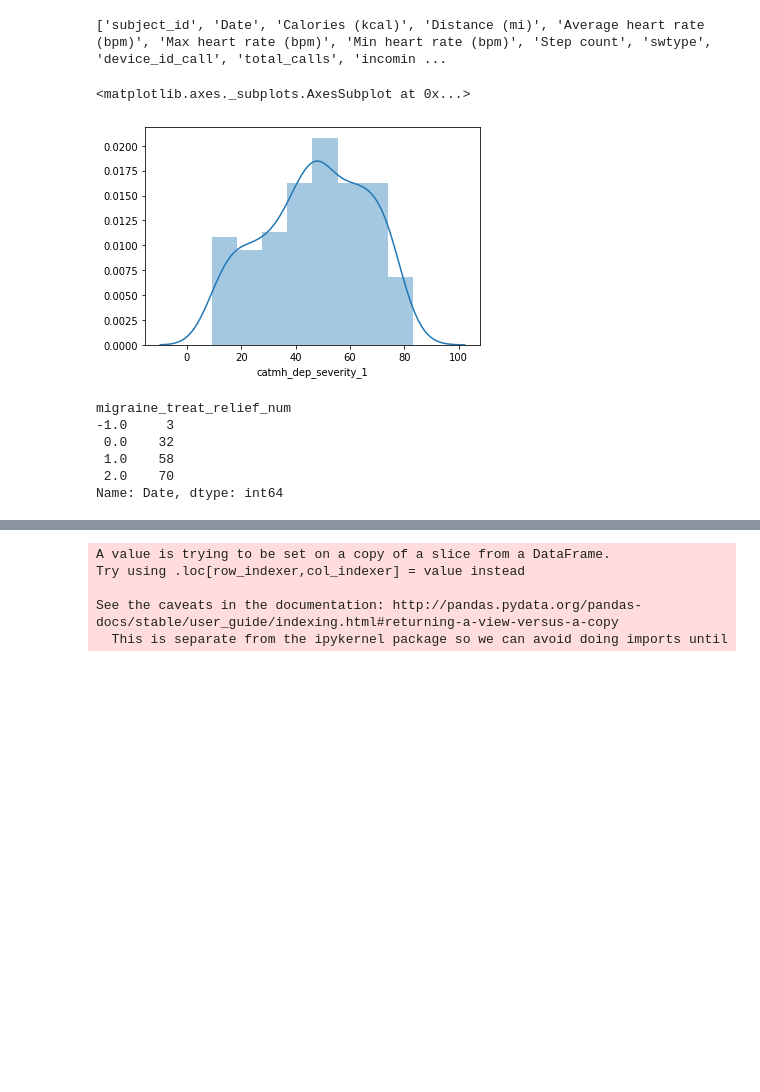
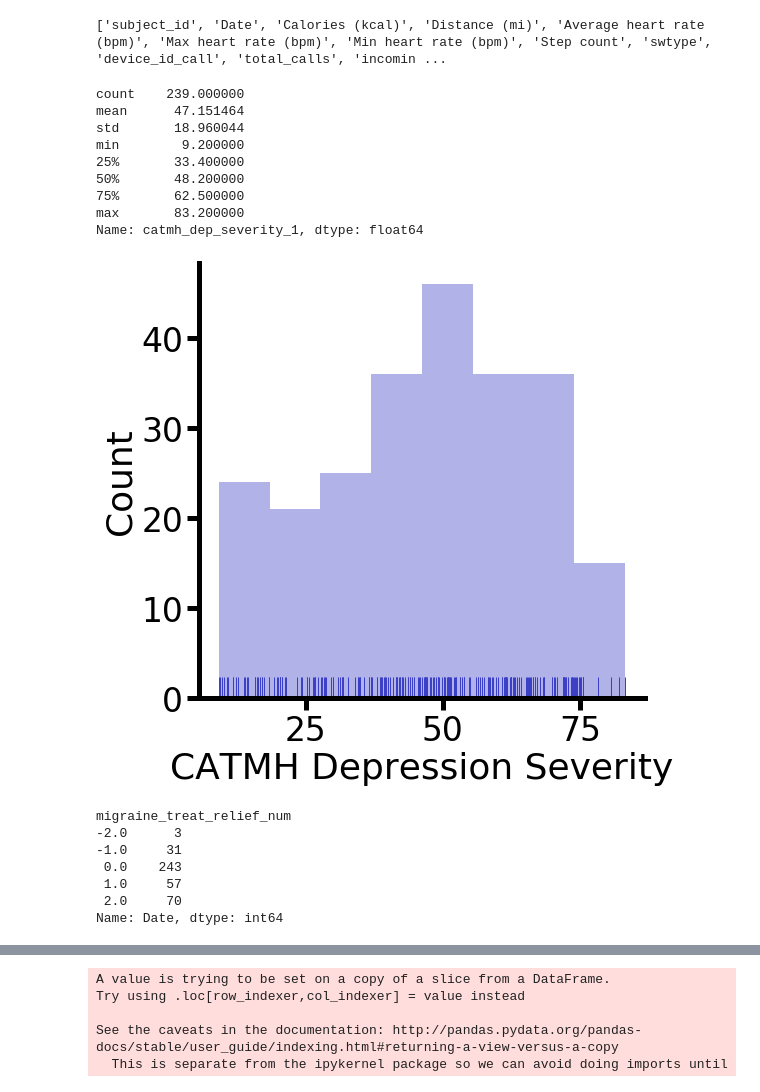
Before and after one commit to akre96/DGC_Migraine_Study, a Jupyter notebook: dep_screening_validate.ipynb, the cells around one changed output, grey strips where cells are left out. Drawn from its saved outputs; the diff is of its cells as text; code cells hidden in the pictures; blank space fills up the shorter version.

```diff
--- a/dep_screening_validate.ipynb
+++ b/dep_screening_validate.ipynb
@@ -22,20 +27,38 @@ data = pd.concat(data_list, sort=False)
 print(data.columns.tolist())
 # %% [output]
 ['subject_id', 'Date', 'Calories (kcal)', 'Distance (mi)', 'Average heart rate (bpm)', 'Max heart rate (bpm)', 'Min heart rate (bpm)', 'Step count', 'swtype', 'device_id_call', 'total_calls', 'incomin ...
-# %%
-sns.distplot(
-    data['catmh_dep_severity_1']
-)
-# %% [output]
-<matplotlib.axes._subplots.AxesSubplot at 0x...>
-[figure, removed]
+# %%
+fig, ax = plt.subplots(figsize=(8,8))
+sns.distplot(
+    data['catmh_dep_severity_1'],
+    ax=ax,
+    kde=False,
+    rug=True,
+    color=palette['catmh_dep_severity_1']
+)
+ax.set_xlabel('CATMH Depression Severity')
+ax.set_ylabel('Count')
+sns.despine()
+data['catmh_dep_severity_1'].describe()
+# %% [output]
+count    239.000000
+mean      47.151464
+std       18.960044
+min        9.200000
+25%       33.400000
+50%       48.200000
+75%       62.500000
+max       83.200000
+Name: catmh_dep_severity_1, dtype: float64
+[figure, added]
 # %%
 data.mbrep_relief_1.dropna()
 data['migraine_treat_relief'] = data.mbrep_relief_1.str.split('-').str[0].str.strip().str.lower()
 data['migraine_treat_relief'].unique()
 relief_val_dict = {
-    'unhelpful': -1,
-    'no relief': 0,
+    'unhelpful': -2,
+    'no relief': -1,
+    'unsure': 0,
     'somewhat helpful': 1,
     'helpful': 2,
 }
@@ -43,8 +66,9 @@ data['migraine_treat_relief_num'] = data['migraine_treat_relief'].map(relief_val
 data.groupby('migraine_treat_relief_num').Date.count()
 # %% [output]
 migraine_treat_relief_num
--1.0     3
- 0.0    32
- 1.0    58
- 2.0    70
+-2.0      3
+-1.0     31
+ 0.0    243
+ 1.0     57
+ 2.0     70
 Name: Date, dtype: int64
```
Also changed, not shown: parts of 14 cells of this notebook, 13 other files.
